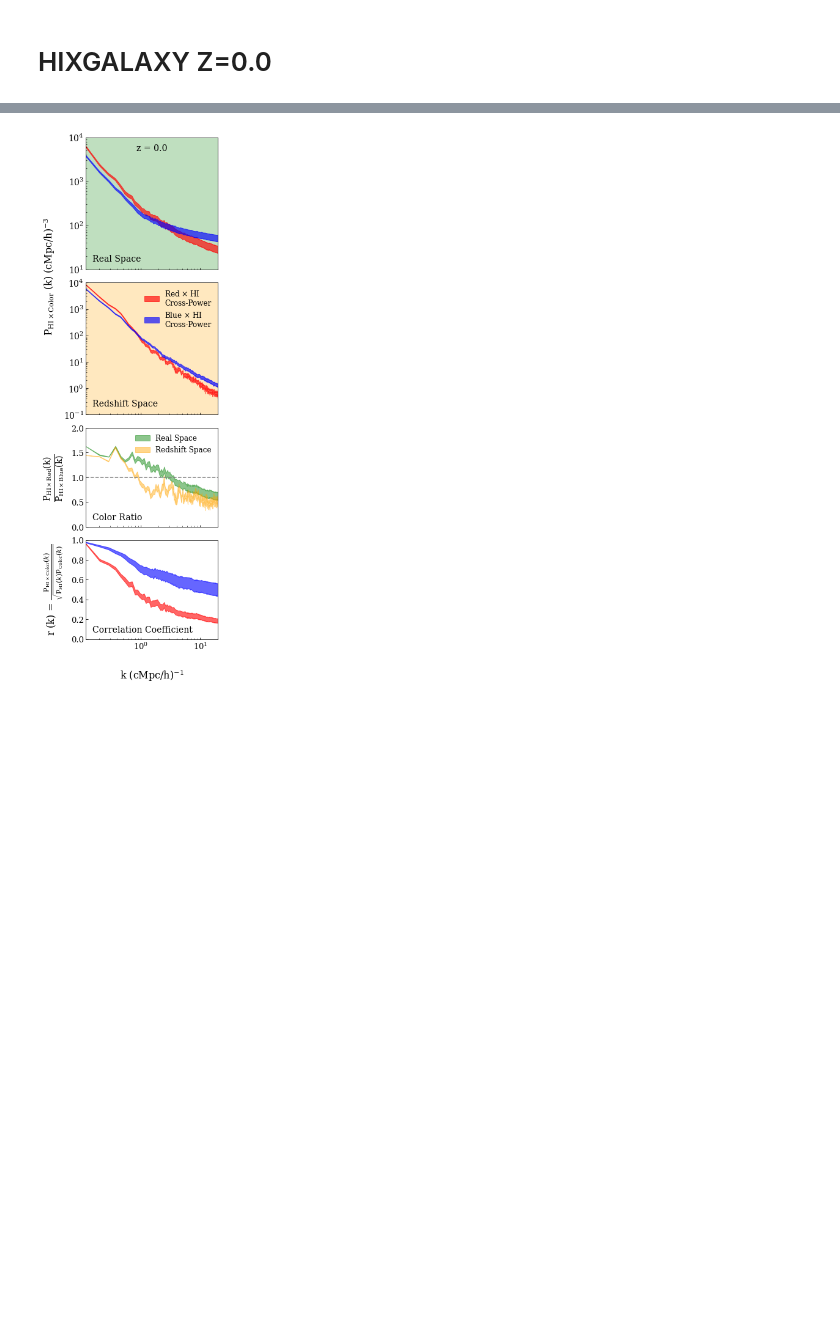
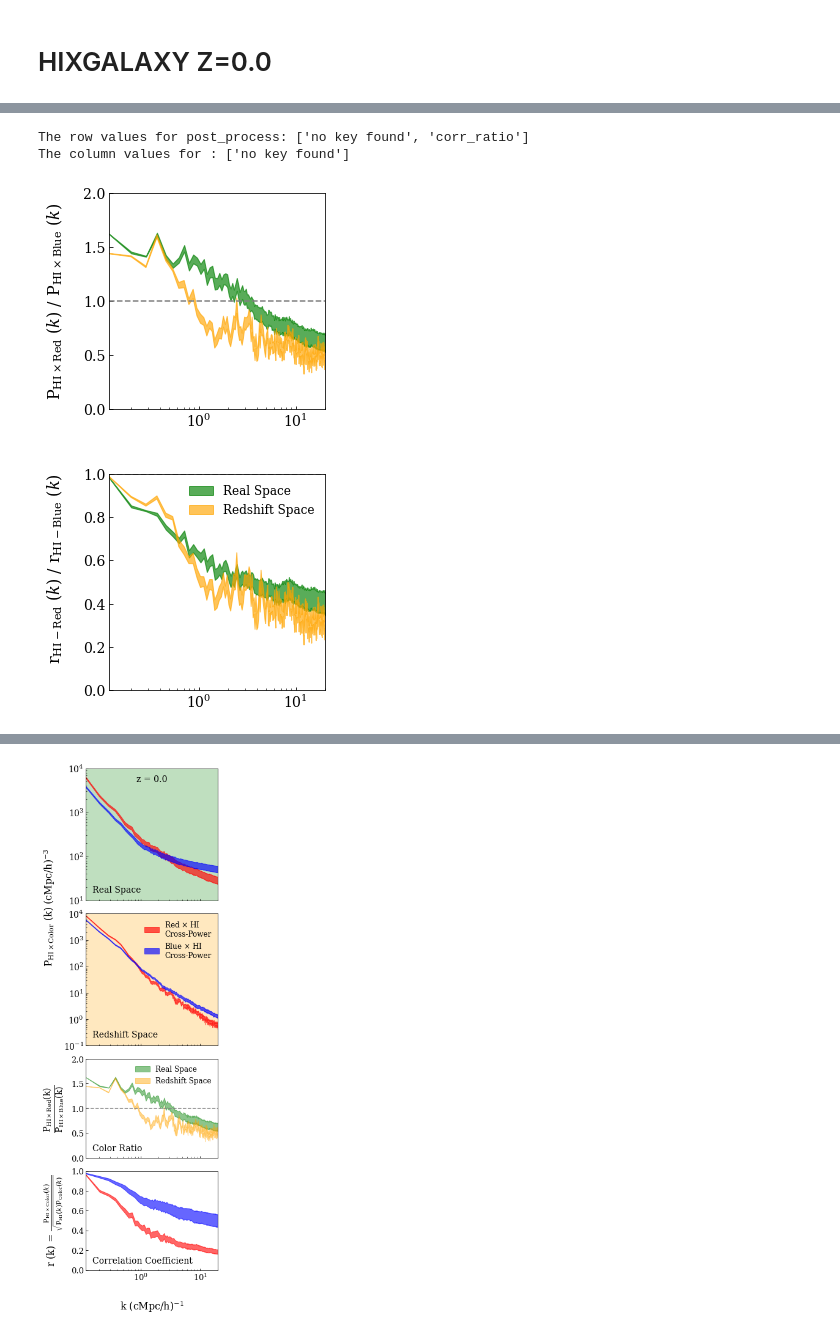
Before and after one commit to calvinosinga/hcolor, a Jupyter notebook: fig_md_analysis/redvsblue/redvblue.ipynb, the cells around one changed output, grey strips where cells are left out. Drawn from its saved outputs; the diff is of its cells as text; code cells hidden in the pictures; blank space fills up the shorter version.

```diff
--- a/fig_md_analysis/redvsblue/redvblue.ipynb
+++ b/fig_md_analysis/redvsblue/redvblue.ipynb
@@ -79,0 +151,20 @@ for s in range(len(spaces)):
+# %%
+ip = {'post_process':['no key found', 'corr_ratio'], 'color':['ratio'], 'snapshot':99, 'HI_fieldname':['vn', 'hiptl'],
+     'space':['real', 'redshift']}
+ratfg = ds.figrid('space', 'post_process', '', ip)
+ratfg.autoFill(alpha = ALPHA)
+ratfg.rowLabels(['', ''])
+
+ratfg.gspecArgs(hspace = 0.3, xborder = XBORDER, yborder = [0, 0.25])
+
+ratfg.axisArgs(yscale = 'linear', ylim = (0, 2))
+ratfg.axisArgs(slc = 'corr_ratio', ylim = (0, 1))
+ratfg.annotateFig(pkrat('\\mathrm{HI} \\times \\mathrm{Red}', '\\mathrm{HI} \\times \\mathrm{Blue}', rm = False),
+               [defpos[0], y1], fontsize = 16, va = 'center', ha = 'center', rotation = 'vertical')
+ratfg.annotateFig(ccrat('HI-Red', 'HI-Blue'), [defpos[0], y2+.025], fontsize = 16, va = 'center', ha = 'center', rotation = 'vertical')
+ratfg.plotOnes()
+ratfg.plot()
+# %% [output]
+The row values for post_process: ['no key found', 'corr_ratio']
+The column values for : ['no key found']
+[figure, added]
```
Also changed, not shown: parts of 11 cells of this notebook, 11 other files.
